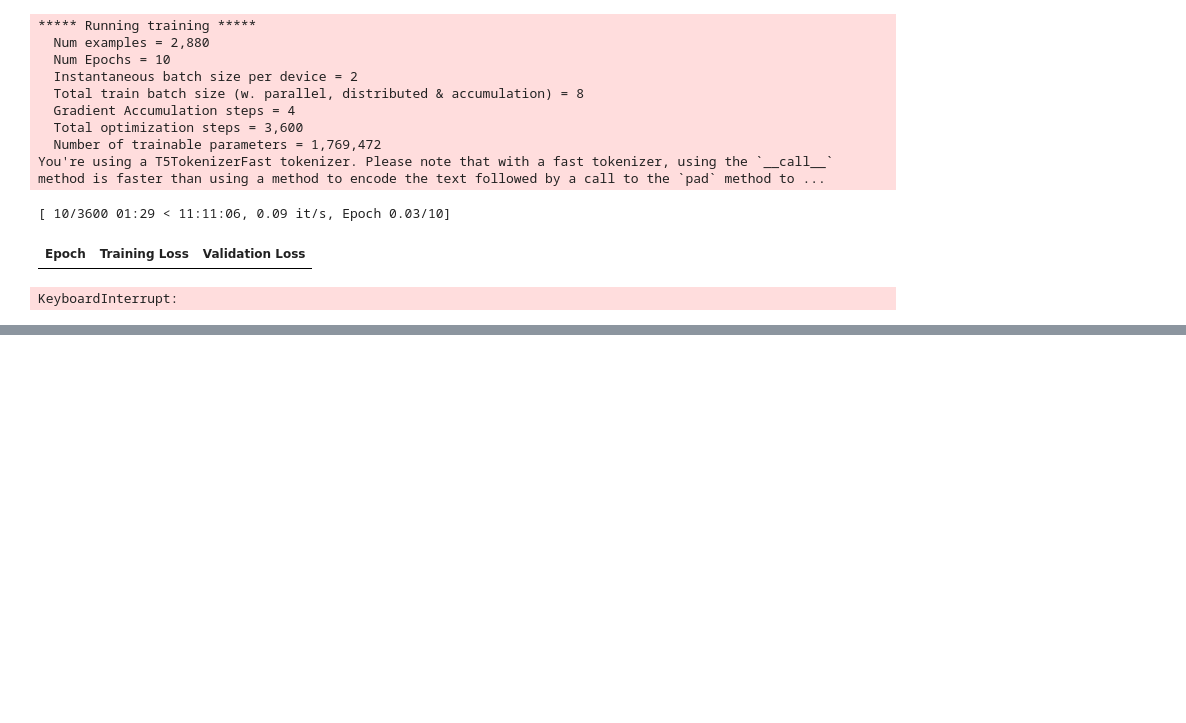
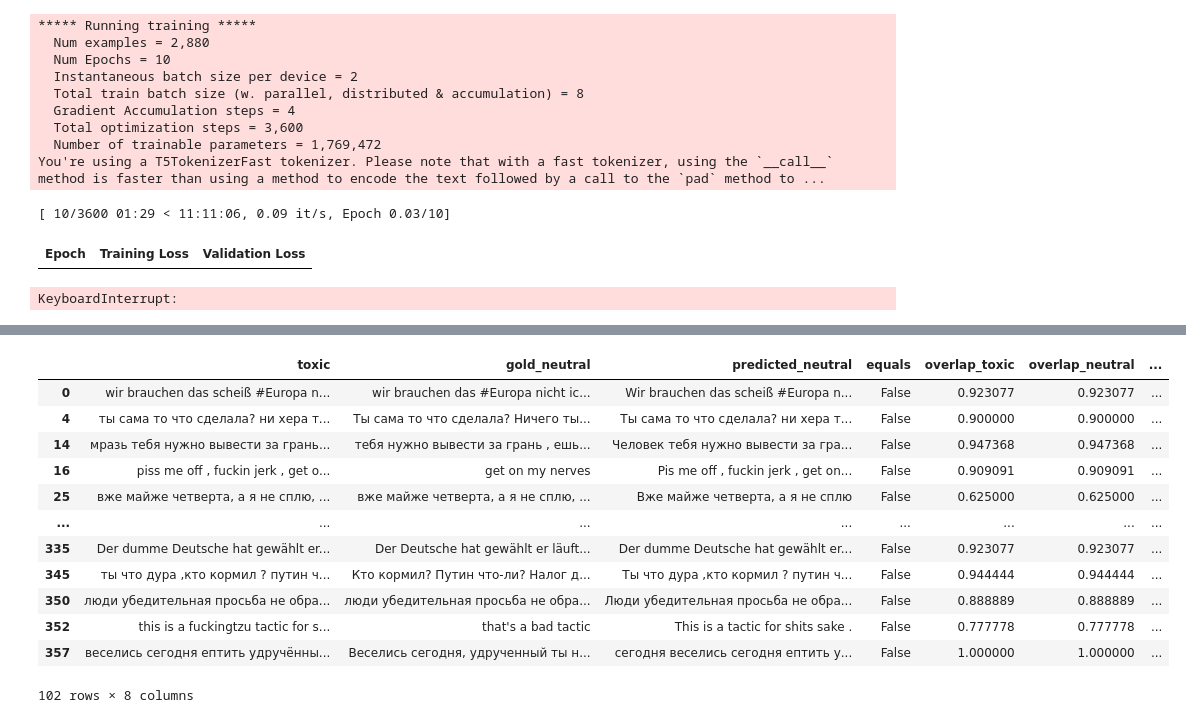
Before and after one commit to Mariogarber/PLN-Project, a Jupyter notebook: finetunning_v4.ipynb, the cells around one changed output, grey strips where cells are left out. Cells and saved outputs as stored; diff of their text form; code cells hidden in the pictures; blank space fills up the shorter version.

```diff
--- a/finetunning_v4.ipynb
+++ b/finetunning_v4.ipynb
@@ -158,0 +218,23 @@ KeyboardInterrupt:
+# %%
+# calculate the overlap between toxic and predicted_neutral for the rows where they are not equal
+results_modified['overlap_toxic'] = results_modified.apply(lambda row: len(set(row['toxic'].split()).intersection(set(row['predicted_neutral'].split()))) / max(len(set(row['toxic'].split())), len(set(row['predicted_neutral'].split()))), axis=1)
+results_modified['overlap_neutral'] = results_modified.apply(lambda row: len(set(row['toxic'].split()).intersection(set(row['predicted_neutral'].split()))) / max(len(set(row['toxic'].split())), len(set(row['predicted_neutral'].split()))), axis=1)
+
+results_modified['missing_words_toxic'] = results_modified.apply(lambda row: len(set(row['toxic'].split()) - set(row['predicted_neutral'].split())), axis=1)
+results_modified['missing_words_neutral'] = results_modified.apply(lambda row: len(set(row['predicted_neutral'].split()) - set(row['toxic'].split())), axis=1)
+
+results_modified[results_modified['equals'] == False]
+# %% [output]
+|  | toxic | gold_neutral | predicted_neutral | equals | overlap_toxic | overlap_neutral | ... |
+| 0 | wir brauchen das scheiß #Europa n... | wir brauchen das #Europa nicht ic... | Wir brauchen das scheiß #Europa n... | False | 0.923077 | 0.923077 | ... |
+| 4 | ты сама то что сделала? ни хера т... | Ты сама то что сделала? Ничего ты... | Ты сама то что сделала? ни хера т... | False | 0.900000 | 0.900000 | ... |
+| 14 | мразь тебя нужно вывести за грань... | тебя нужно вывести за грань , ешь... | Человек тебя нужно вывести за гра... | False | 0.947368 | 0.947368 | ... |
+| 16 | piss me off , fuckin jerk , get o... | get on my nerves | Pis me off , fuckin jerk , get on... | False | 0.909091 | 0.909091 | ... |
+| 25 | вже майже четверта, а я не сплю, ... | вже майже четверта, а я не сплю, ... | Вже майже четверта, а я не сплю | False | 0.625000 | 0.625000 | ... |
+| ... | ... | ... | ... | ... | ... | ... | ... |
+| 335 | Der dumme Deutsche hat gewählt er... | Der Deutsche hat gewählt er läuft... | Der dumme Deutsche hat gewählt er... | False | 0.923077 | 0.923077 | ... |
+| 345 | ты что дура ,кто кормил ? путин ч... | Кто кормил? Путин что-ли? Налог д... | Ты что дура ,кто кормил ? путин ч... | False | 0.944444 | 0.944444 | ... |
+| 350 | люди убедительная просьба не обра... | люди убедительная просьба не обра... | Люди убедительная просьба не обра... | False | 0.888889 | 0.888889 | ... |
+| 352 | this is a fuckingtzu tactic for s... | that's a bad tactic | This is a tactic for shits sake . | False | 0.777778 | 0.777778 | ... |
+| 357 | веселись сегодня ептить удручённы... | Веселись сегодня, удрученный ты н... | сегодня веселись сегодня ептить у... | False | 1.000000 | 1.000000 | ... |
+102 rows × 8 columns
```
Also changed, not shown: parts of 4 cells of this notebook, 7 other files.
